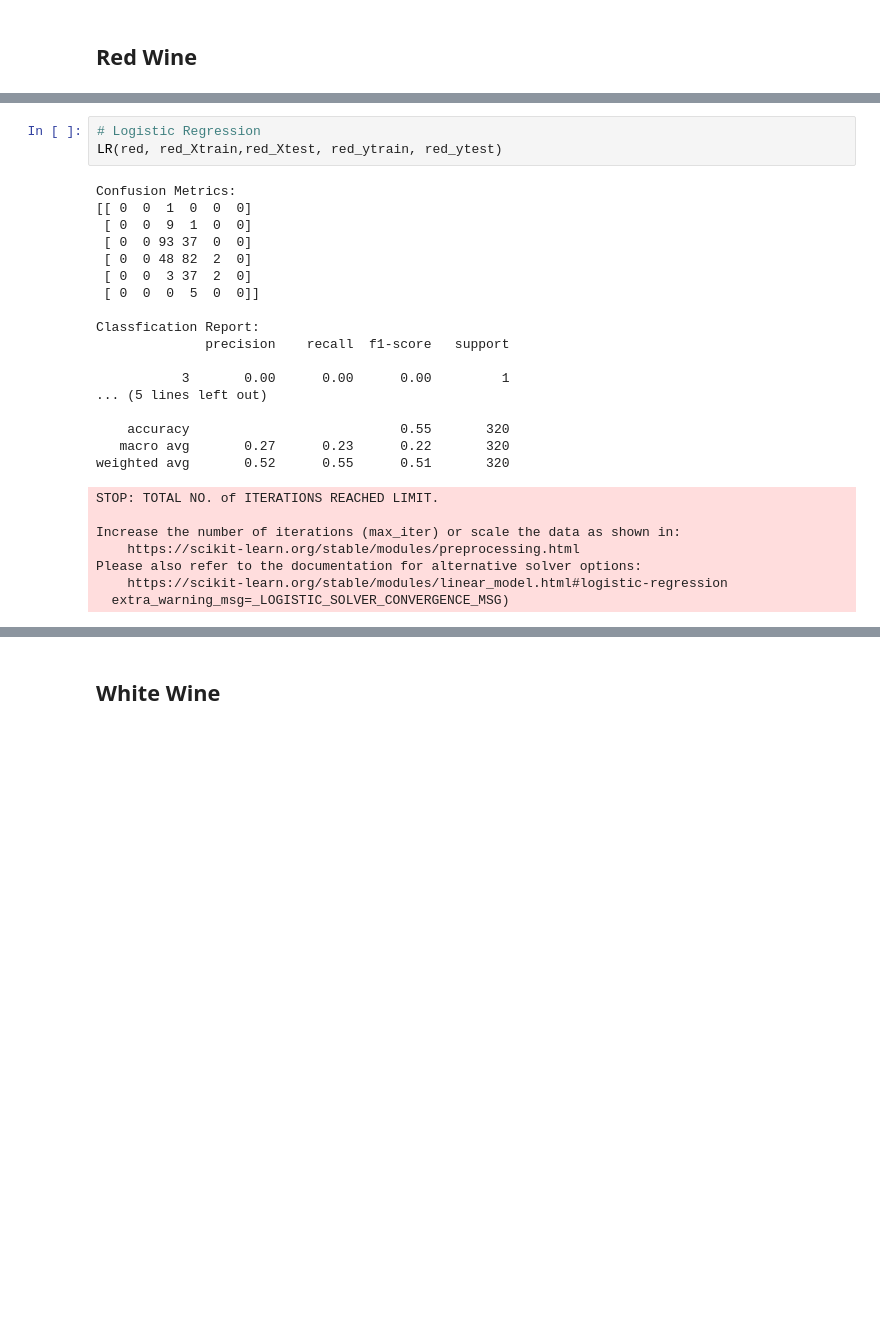
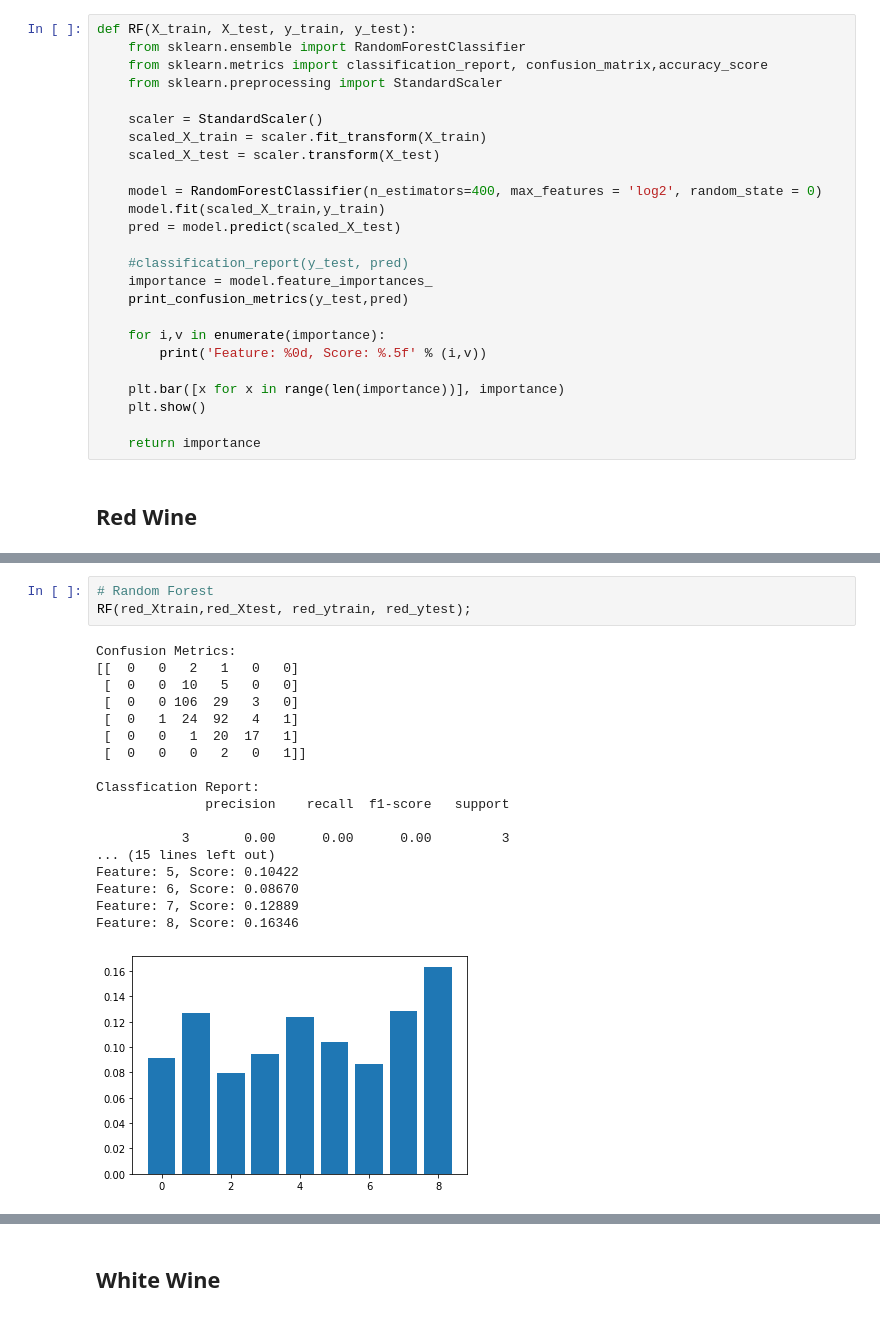
Before and after one commit to timc823/IST347, a Jupyter notebook: Project/Project.ipynb, the cells around one changed output, grey strips where cells are left out. Drawn from its saved outputs; the diff is of its cells as text; blank space fills up the shorter version.

```diff
--- a/Project/Project.ipynb
+++ b/Project/Project.ipynb
@@ -279,2 +350,27 @@ def DT(X_train, X_test, y_train, y_test, print_tree=None):
+# %%
+def RF(X_train, X_test, y_train, y_test):
+    from sklearn.ensemble import RandomForestClassifier
+    from sklearn.metrics import classification_report, confusion_matrix,accuracy_score
+    from sklearn.preprocessing import StandardScaler
+
+    scaler = StandardScaler()
+    scaled_X_train = scaler.fit_transform(X_train)
+    scaled_X_test = scaler.transform(X_test)
+
+    model = RandomForestClassifier(n_estimators=400, max_features = 'log2', random_state = 0)
+    model.fit(scaled_X_train,y_train)
+    pred = model.predict(scaled_X_test)
+
+    #classification_report(y_test, pred)
+    importance = model.feature_importances_
+    print_confusion_metrics(y_test,pred)
+
+    for i,v in enumerate(importance):
+	    print('Feature: %0d, Score: %.5f' % (i,v))
+
+    plt.bar([x for x in range(len(importance))], importance)
+    plt.show()
+
+    return importance
 # %% [markdown]
 ## Red Wine
@@ -345,28 +462,22 @@ weighted avg       0.55      0.55      0.55       320
 # %%
-# Logistic Regression
-LR(red, red_Xtrain,red_Xtest, red_ytrain, red_ytest)
+# Random Forest
+RF(red_Xtrain,red_Xtest, red_ytrain, red_ytest);
 # %% [output]
 Confusion Metrics:
-[[ 0  0  1  0  0  0]
- [ 0  0  9  1  0  0]
- [ 0  0 93 37  0  0]
- [ 0  0 48 82  2  0]
- [ 0  0  3 37  2  0]
- [ 0  0  0  5  0  0]]
+[[  0   0   2   1   0   0]
+ [  0   0  10   5   0   0]
+ [  0   0 106  29   3   0]
+ [  0   1  24  92   4   1]
+ [  0   0   1  20  17   1]
+ [  0   0   0   2   0   1]]
 
 Classfication Report:
               precision    recall  f1-score   support
 
-           3       0.00      0.00      0.00         1
-... (5 lines left out)
-
-    accuracy                           0.55       320
-   macro avg       0.27      0.23      0.22       320
-weighted avg       0.52      0.55      0.51       320
+           3       0.00      0.00      0.00         3
+... (15 lines left out)
+Feature: 5, Score: 0.10422
+Feature: 6, Score: 0.08670
+Feature: 7, Score: 0.12889
+Feature: 8, Score: 0.16346
-STOP: TOTAL NO. of ITERATIONS REACHED LIMIT.
-
-Increase the number of iterations (max_iter) or scale the data as shown in:
-    https://scikit-learn.org/stable/modules/preprocessing.html
-Please also refer to the documentation for alternative solver options:
-    https://scikit-learn.org/stable/modules/linear_model.html#logistic-regression
-  extra_warning_msg=_LOGISTIC_SOLVER_CONVERGENCE_MSG)
+[figure, added]
```
Also changed, not shown: parts of 41 cells of this notebook.
